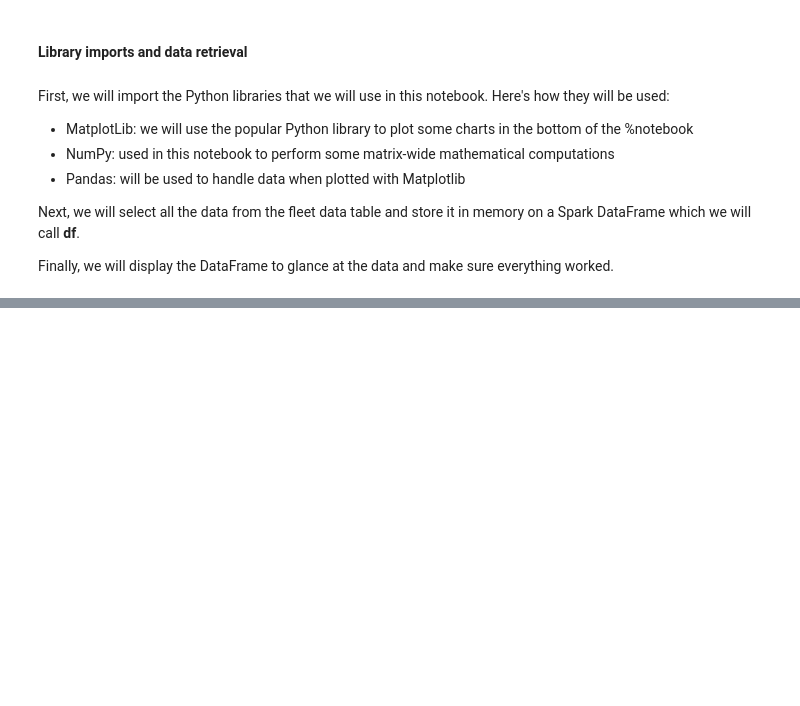
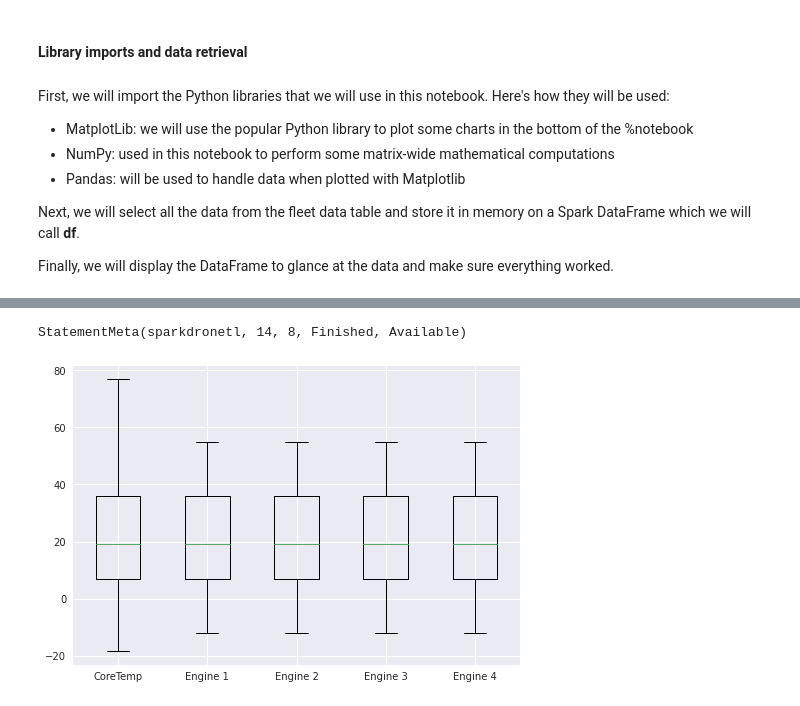
Before and after one commit to PacktPublishing/Learn-Azure-Synapse-Data-Explorer, a Jupyter notebook: Chapter 06/Exploring data with Python.ipynb, the cells around one changed output, grey strips where cells are left out. Saved outputs shown, nothing was run; the diff lists cells and outputs as text; code cells hidden in the pictures; blank space fills up the shorter version.

```diff
--- a/Chapter 06/Exploring data with Python.ipynb
+++ b/Chapter 06/Exploring data with Python.ipynb
@@ -236,0 +115,9 @@ StatementMeta(sparkdronetl, 5, 67, Finished, Available)
+# %%
+plt.boxplot(pandas_df[['CoreTemp','Engine1Temp',
+    'Engine2Temp','Engine3Temp','Engine4Temp']])
+plt.xticks([1,2,3,4,5], ['CoreTemp','Engine 1',
+    'Engine 2','Engine 3','Engine 4'])
+plt.show()
+# %% [output]
+StatementMeta(sparkdronetl, 14, 8, Finished, Available)
+[figure, added]
```
Also changed, not shown: parts of 51 cells of this notebook.
